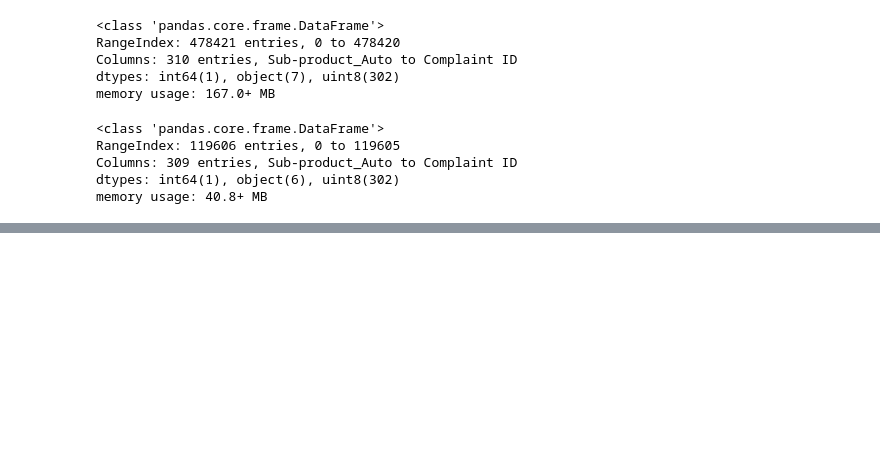
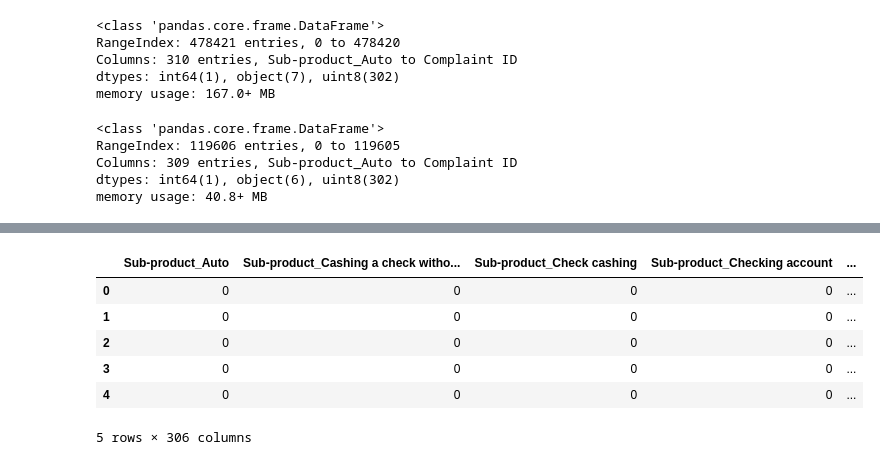
Before and after one commit to Anmol-dot-cyber/Data_Science_Projects, a Jupyter notebook: Consumer_complaints/Consumer_Complaints.ipynb, the cells around one changed output, grey strips where cells are left out. Cells and saved outputs as stored; diff of their text form; code cells hidden in the pictures; blank space fills up the shorter version.

```diff
--- a/Consumer_complaints/Consumer_Complaints.ipynb
+++ b/Consumer_complaints/Consumer_Complaints.ipynb
@@ -319,0 +364,6 @@ for col in ['Date received','Date sent to company']:
+# %%
+#Initialize the labelEncoder
+
+from sklearn.preprocessing import LabelEncoder
+le = LabelEncoder()
+test_data['Timely response?'] = le.fit_transform(test_data['Timely response?'])
@@ -319,0 +384,14 @@ for col in ['Date received','Date sent to company']:
+# %%
+for col in ['ZIP code','Company','Consumer complaint narrative']:
+    train_data.drop([col],axis=1,inplace=True)
+    test_data.drop([col],axis=1,inplace=True)
+# %%
+train_data.head()
+# %% [output]
+|  | Sub-product_Auto | Sub-product_Cashing a check witho... | Sub-product_Check cashing | Sub-product_Checking account | ... |
+| 0 | 0 | 0 | 0 | 0 | ... |
+| 1 | 0 | 0 | 0 | 0 | ... |
+| 2 | 0 | 0 | 0 | 0 | ... |
+| 3 | 0 | 0 | 0 | 0 | ... |
+| 4 | 0 | 0 | 0 | 0 | ... |
+5 rows × 306 columns
```
Also changed, not shown: parts of 7 cells of this notebook.
